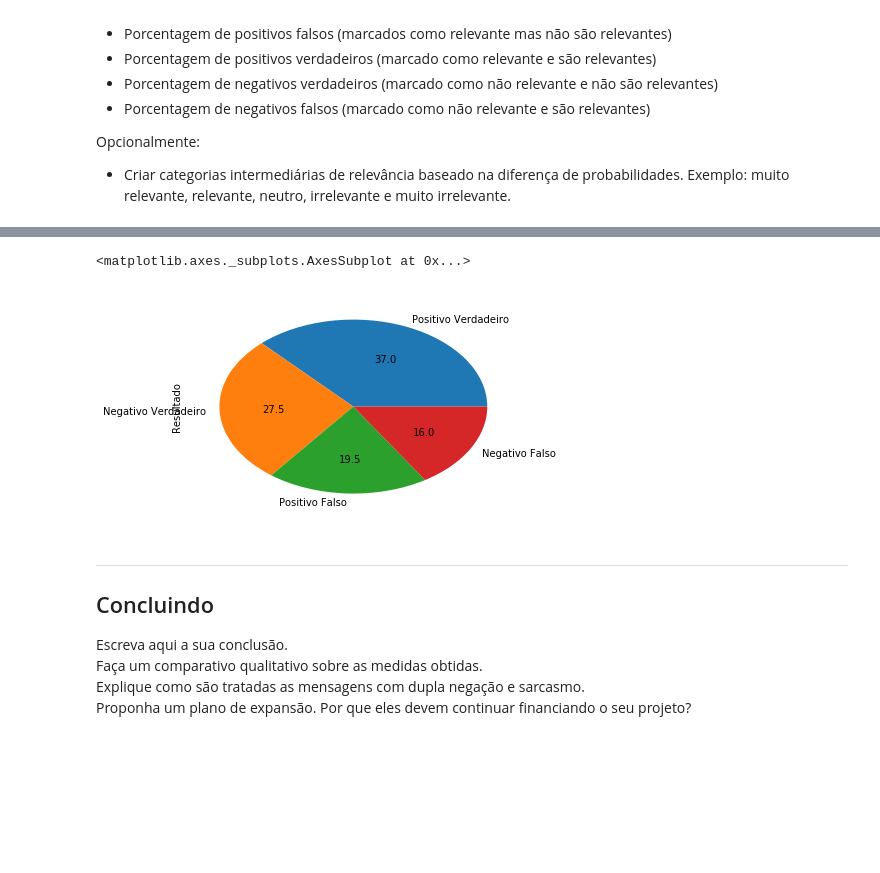
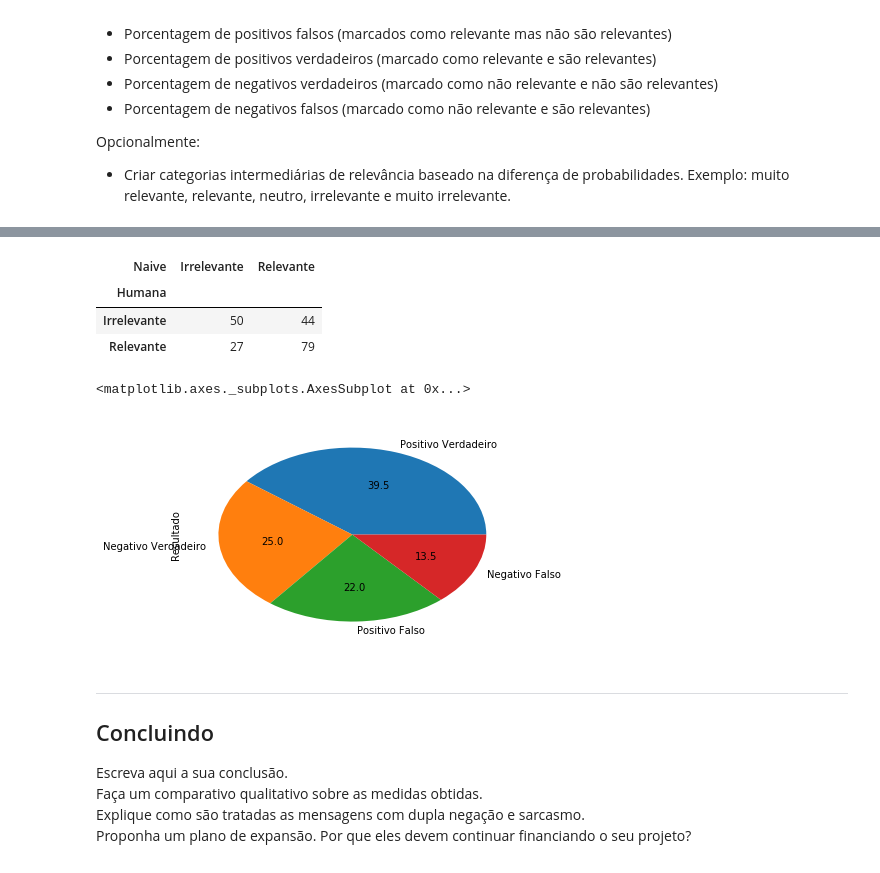
Before and after one commit to CarlosCherto/Ciencia-dos-Dados, a Jupyter notebook: Projeto 2/Projeto02.ipynb, the cells around one changed output, grey strips where cells are left out. Drawn from its saved outputs; the diff is of its cells as text; code cells hidden in the pictures; blank space fills up the shorter version.

```diff
--- a/Projeto 2/Projeto02.ipynb
+++ b/Projeto 2/Projeto02.ipynb
@@ -207,6 +203,13 @@ data['Treinamento']=data['Treinamento'].str.replace('  ',' ')
 #separa em relevante  e irrelevante
 rdata=data[(data.B1=="Relevante")].copy()
 idata=data[(data.B1=="Irrelevante")].copy()
+# %%
+#Calcula p(A), fazendo o número de tweets que pertencem à categoria dividido pelo
+#total de tweets no training set
+ntr=rdata.shape[0]
+nti=idata.shape[0]
+pA=ntr/300
+pnotA=nti/300
 # %%
 #Passa as palavras para listas
 rdata['Treinamento']=rdata['Treinamento'].str.split(pat=None,n=-1,expand=False)
@@ -279,4 +241,6 @@ idic
 # %%
-#Contando o número de possíveis palavras (para fazer o laplace smothing)
-npp=len(rdic.keys())+len(idic.keys())
+#Contando o número de possíveis palavras
+npr=len(rdic.keys())
+npi=len(idic.keys())
+npp=npr+npi
 # %%
@@ -298,6 +262,8 @@ def classifica(frase):
         else:
             pr=pr*(1/npp)
         c=c+1
+    #Multiplica resultado (P(B|A)) por P(A)
+    pr=pr*pA
     c=0
     while c<len(palavras):
         if palavras[c] in idic:
@@ -305,10 +271,11 @@ def classifica(frase):
         else:
             pi=pi*(1/npp)
         c=c+1
+    pi=pi*pnotA
     if pr>pi:
-        return "Relevante"
+        return ["Relevante",pr,pi]
     else:
-        return "Irrelevante"
+        return ["Irrelevante",pr,pi]
 # %% [markdown]
 ___
 ## Verificando a performance
@@ -332,8 +299,13 @@ tweets=tdata['Teste'].values.tolist()
 valores=tdata['Relevancia'].values.tolist()
 c=0
 naive=[]
+pr=[]
+pi=[]
 while c<200:
-    naive.append(classifica(tweets[c]))
+    v=classifica(tweets[c])
+    naive.append(v[0])
+    pr.append(v[1])
+    pi.append(v[2])
     c=c+1
 c=0
 resultado=[]
@@ -352,10 +355,19 @@ resposta = pd.DataFrame({'Tweet':tweets,'Humana':valores,'Naive':naive,'Resultad
+# %%
+#Criando uma cross table que compara a classificação humana com a do Naive
+ct=pd.crosstab(resposta.Humana, resposta.Naive)
+ct
+# %% [output]
+| Naive | Irrelevante | Relevante |
+| Humana |  |  |
+| Irrelevante | 50 | 44 |
+| Relevante | 27 | 79 |
 # %%
 #Plota as porcentagens em gráfico de setor
-seg=resposta.Resultado.value_counts(True)*100
-seg.plot(kind='pie',autopct="%0.1f",legend=False)
+seg2=resposta.Resultado.value_counts(True)*100
+seg2.plot(kind='pie',autopct="%0.1f",legend=False)
 # %% [output]
 <matplotlib.axes._subplots.AxesSubplot at 0x...>
-[figure, old version]
+[figure, new version]
 # %% [markdown]
 ___
 ## Concluindo
```
Also changed, not shown: parts of 9 cells of this notebook.
